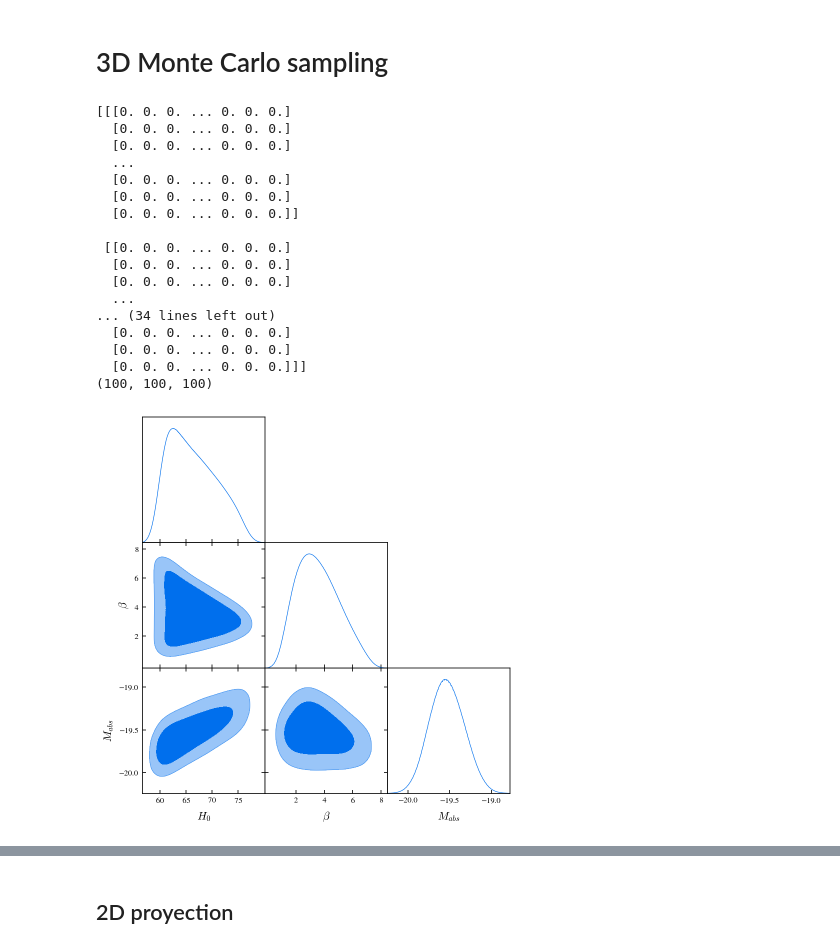
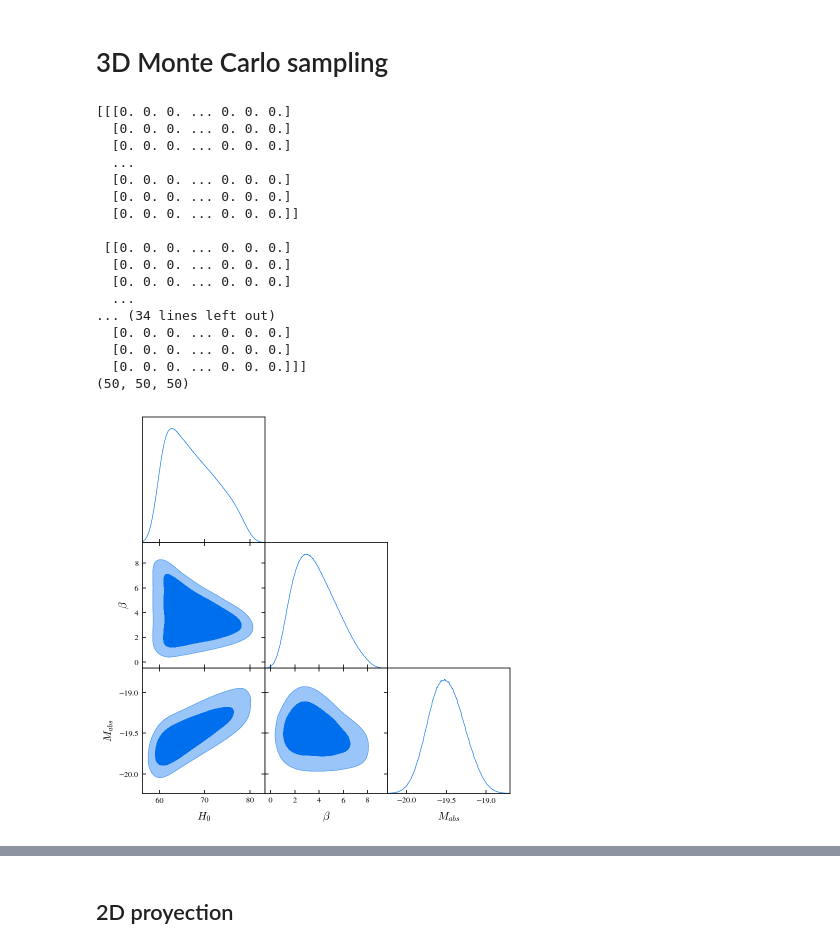
Before and after one commit to matiasleize/GC_MCMC, a Jupyter notebook: notebooks/age_of_the_universe/final stuff/GILA model/plot_age_of_universe_0.90_heatmap_load.ipynb, the cells around one changed output, grey strips where cells are left out. Cells and saved outputs as stored; diff of their text form; code cells hidden in the pictures.

```diff
--- a/notebooks/age_of_the_universe/final stuff/GILA model/plot_age_of_universe_0.90_heatmap_load.ipynb
+++ b/notebooks/age_of_the_universe/final stuff/GILA model/plot_age_of_universe_0.90_heatmap_load.ipynb
@@ -38,7 +38,7 @@ import sys, os
 import os
 import git
 path_git = git.Repo('.', search_parent_directories=True).working_tree_dir
-path_data = os.path.join(os.path.dirname(path_git), 'GILA-output', 'paper')
+path_data = os.path.join(os.path.dirname(path_git), 'GILA-output', 'paper', 'ULTIMA COSA', 'GILA')
 path_figures = os.path.join(path_git, 'notebooks', 'figures')
 
 os.chdir(os.path.join(path_git, 'fr_mcmc', 'utils'))
@@ -168,7 +153,8 @@ matrix_gila_aou = np.load(os.path.join(path_data, 'matrix_gila_aou.npy'))
 # %% [markdown]
 ### Important questions
 # %%
-aou_threshold = 13.2
+#aou_threshold = 13.2
+aou_threshold = 12.7
 chi2_th = chi2_threshold(N, p, confidence_level)
 print('Aou threhold: {}'.format(aou_threshold))
 print('chi2 threhold: {}'.format(chi2_th))
@@ -229,7 +215,7 @@ import getdist.plots as gdplt
 x_vals = H0_values
 y_vals = beta_values
 z_vals = Mabs_values
-matrix_gila_chi2 = np.load(os.path.join(path_data, 'matrix_gila_chi2.npy'))
+#matrix_gila_chi2 = np.load(os.path.join(path_data, 'matrix_gila_chi2.npy'))
 
 #aux = matrix_gila_chi2.copy()/np.nanmin(matrix_gila_chi2)
 #aux[np.isnan(matrix_gila_chi2)]=np.inf
@@ -259,35 +245,35 @@ samples_1 = samples.copy()
 # Convert to GetDist format
 gd_samples = getdist.mcsamples.MCSamples(samples=samples, names=['x', 'y', 'z'],
                                          labels=[r'H_0', r'\beta', r'M_{abs}'],
                                          settings={'mult_bias_correction_order':0,
                                                    'smooth_scale_2D':0.3,
                                                    'smooth_scale_1D':0.3}
                                          )
 
 # Plot using GetDist
 g = gdplt.get_subplot_plotter()
 g.triangle_plot([gd_samples], filled=True)
 g.export(path_git+'triangle_gila_plot.pdf')
 plt.show()
 # %% [output]
 [[[0. 0. 0. ... 0. 0. 0.]
   [0. 0. 0. ... 0. 0. 0.]
   [0. 0. 0. ... 0. 0. 0.]
   ...
   [0. 0. 0. ... 0. 0. 0.]
   [0. 0. 0. ... 0. 0. 0.]
   [0. 0. 0. ... 0. 0. 0.]]
 
  [[0. 0. 0. ... 0. 0. 0.]
   [0. 0. 0. ... 0. 0. 0.]
   [0. 0. 0. ... 0. 0. 0.]
   ...
 ... (34 lines left out)
   [0. 0. 0. ... 0. 0. 0.]
   [0. 0. 0. ... 0. 0. 0.]
   [0. 0. 0. ... 0. 0. 0.]]]
-(100, 100, 100)
+(50, 50, 50)
-[figure, old version]
+[figure, new version]
 # %%
 print(np.mean(samples[:,0]))
 print(np.mean(samples[:,1]))
```
Also changed, not shown: parts of 10 cells of this notebook, 3 other files.
